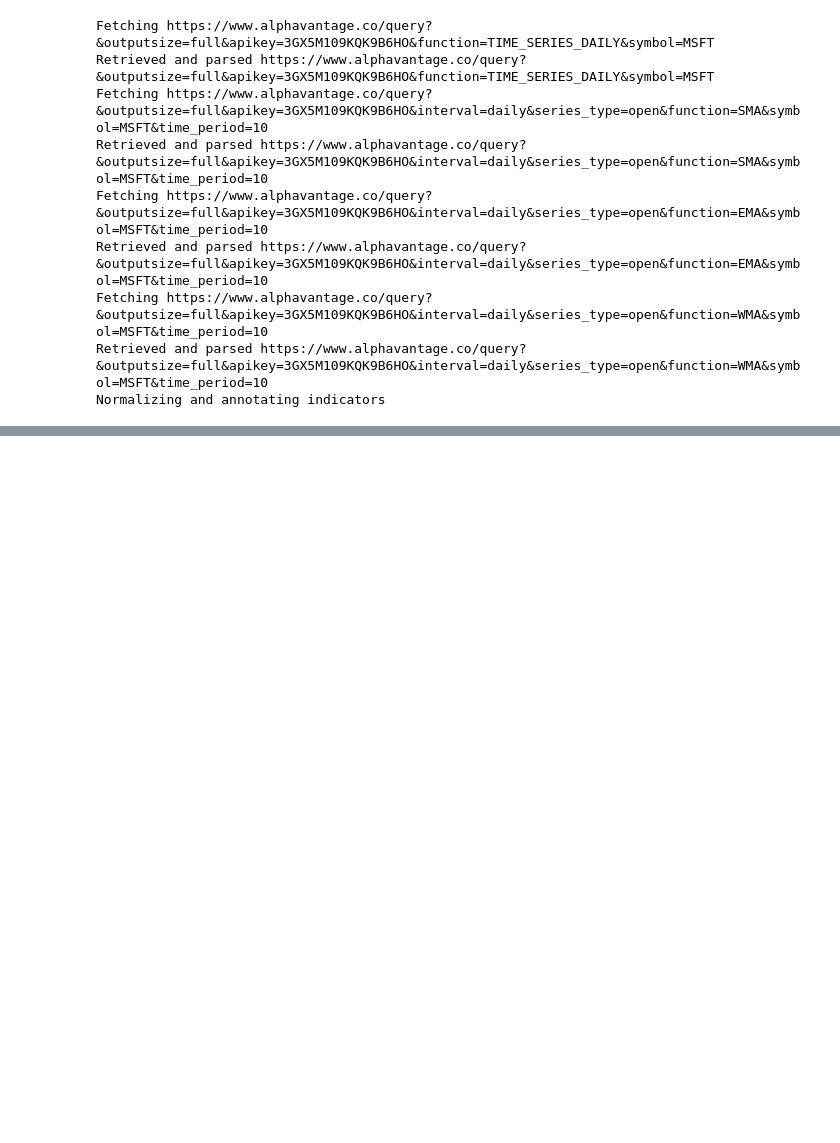
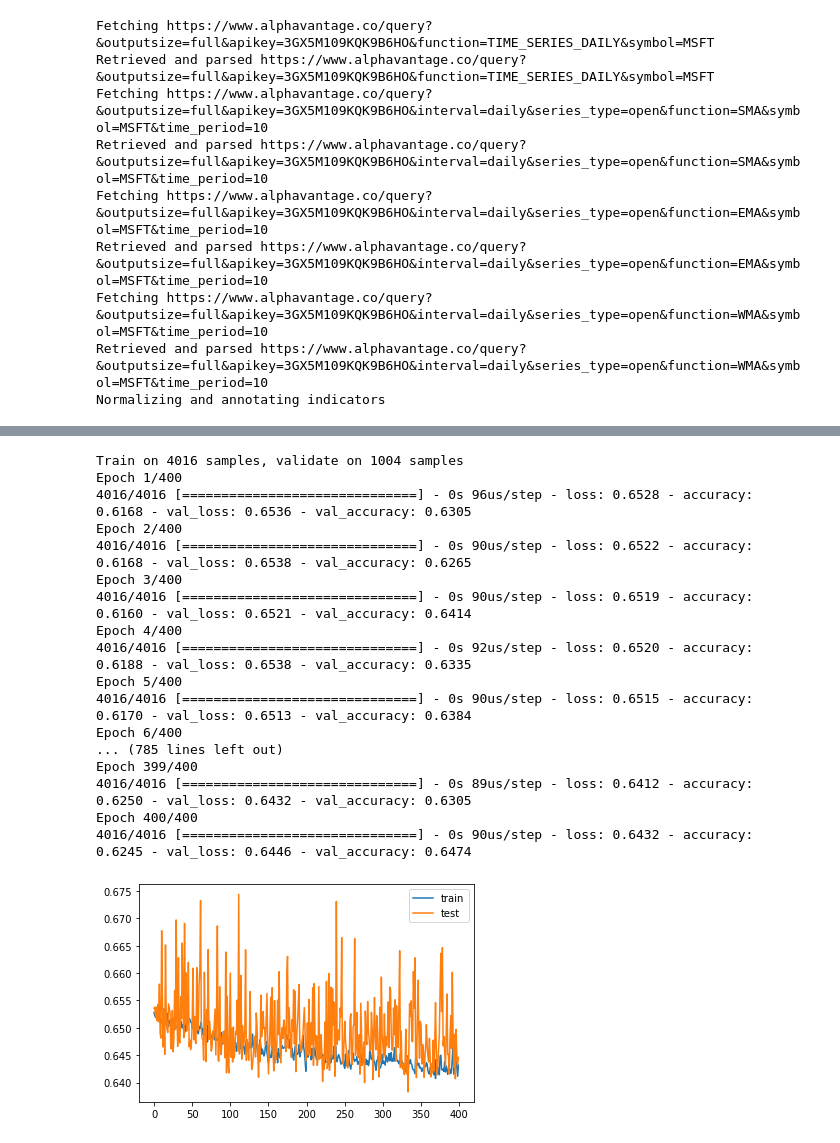
Before and after one commit to rHilkner/mc030, a Jupyter notebook: pfg.ipynb, the cells around one changed output, grey strips where cells are left out. Saved outputs shown, nothing was run; the diff lists cells and outputs as text; code cells hidden in the pictures; blank space fills up the shorter version.

Commit message:
Added CNN-LSTM and ConvLSTM models

```diff
--- a/pfg.ipynb
+++ b/pfg.ipynb
@@ -240,9 +240,27 @@ def getModelCNN(n_steps, n_features):
     model = keras.models.Sequential()
     model.add(keras.layers.Conv1D(filters=64, kernel_size=2, activation='relu', input_shape=(n_steps, n_features)))
     model.add(keras.layers.Conv1D(filters=64, kernel_size=2, activation='relu'))
-#     model.add(keras.layers.MaxPooling1D(pool_size=2))
     model.add(keras.layers.Flatten())
     model.add(keras.layers.Dense(50, activation='relu'))
     model.add(keras.layers.Dense(1, activation='sigmoid'))
     model.compile(loss='binary_crossentropy', optimizer='adam', metrics=['accuracy'])
     return model
+
+def getModelCNNLSTM(n_steps, n_features):
+    model = keras.models.Sequential()
+    model.add(keras.layers.TimeDistributed(
+        keras.layers.Conv1D(filters=64, kernel_size=1, activation='relu'), input_shape=(None, n_steps, n_features)))
+    model.add(keras.layers.TimeDistributed(keras.layers.MaxPooling1D(pool_size=2)))
+    model.add(keras.layers.TimeDistributed(keras.layers.Flatten()))
+    model.add(keras.layers.LSTM(50, activation='relu'))
+    model.add(keras.layers.Dense(1, activation='sigmoid'))
+    model.compile(loss='binary_crossentropy', optimizer='adam', metrics=['accuracy'])
+    return model
+
+def getModelConvLSTM(n_seq, n_steps, n_features):
+    model = keras.models.Sequential()
+    model.add(keras.layers.ConvLSTM2D(filters=64, kernel_size=(1,2), activation='relu', input_shape=(n_seq, 1, n_steps, n_features)))
+    model.add(keras.layers.Flatten())
+    model.add(keras.layers.Dense(1, activation='sigmoid'))
+    model.compile(loss='binary_crossentropy', optimizer='adam', metrics=['accuracy'])
+    return model
@@ -374,4 +404,6 @@ for i in range(len(X)):
 VanillaLSTM = getModelLSTM(n_steps, n_indicators)
 BidirectionalLSTM = getModelBidirectionalLSTM(n_steps, n_indicators)
 CNN = getModelCNN(n_steps, n_indicators)
+CNNLSTM = getModelCNNLSTM(2, n_indicators)
+ConvLSTM = getModelConvLSTM(2, 2, n_indicators)
 # %%
@@ -508,0 +581,27 @@ Epoch 300/300
+# %%
+history4 = CNNLSTM.fit(X_train.reshape((X_train.shape[0], 2, 2, n_indicators)),
+                       y_train, epochs=400, verbose=1, batch_size=batch_size,
+                       validation_data=(X_val.reshape((X_val.shape[0], 2, 2, n_indicators)),y_val))
+plt.plot(history4.history['loss'], label='train')
+plt.plot(history4.history['val_loss'], label='test')
+plt.legend()
+plt.show()
+# %% [output]
+Train on 4016 samples, validate on 1004 samples
+Epoch 1/400
+4016/4016 [==============================] - 0s 96us/step - loss: 0.6528 - accuracy: 0.6168 - val_loss: 0.6536 - val_accuracy: 0.6305
+Epoch 2/400
+4016/4016 [==============================] - 0s 90us/step - loss: 0.6522 - accuracy: 0.6168 - val_loss: 0.6538 - val_accuracy: 0.6265
+Epoch 3/400
+4016/4016 [==============================] - 0s 90us/step - loss: 0.6519 - accuracy: 0.6160 - val_loss: 0.6521 - val_accuracy: 0.6414
+Epoch 4/400
+4016/4016 [==============================] - 0s 92us/step - loss: 0.6520 - accuracy: 0.6188 - val_loss: 0.6538 - val_accuracy: 0.6335
+Epoch 5/400
+4016/4016 [==============================] - 0s 90us/step - loss: 0.6515 - accuracy: 0.6170 - val_loss: 0.6513 - val_accuracy: 0.6384
+Epoch 6/400
+... (785 lines left out)
+Epoch 399/400
+4016/4016 [==============================] - 0s 89us/step - loss: 0.6412 - accuracy: 0.6250 - val_loss: 0.6432 - val_accuracy: 0.6305
+Epoch 400/400
+4016/4016 [==============================] - 0s 90us/step - loss: 0.6432 - accuracy: 0.6245 - val_loss: 0.6446 - val_accuracy: 0.6474
+[figure, added]
```
Also changed, not shown: parts of 19 cells of this notebook, 1 other file.
